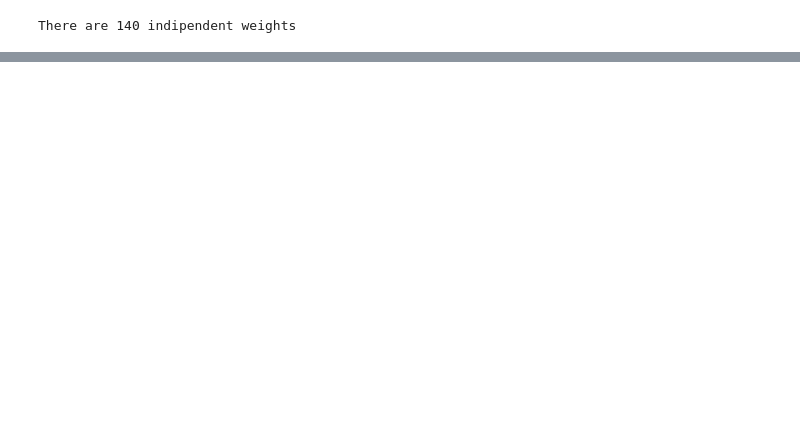
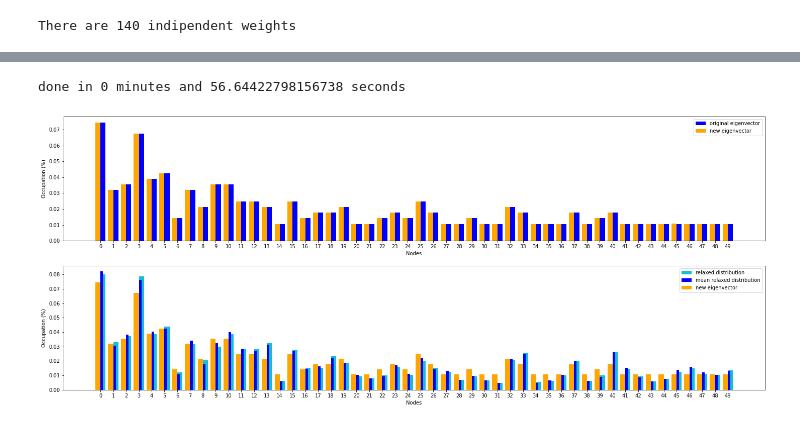
Before and after one commit to Ferri-00/Esame-Complessi, a Jupyter notebook: LinkRemoval.ipynb, the cells around one changed output, grey strips where cells are left out. Saved outputs shown, nothing was run; the diff lists cells and outputs as text; code cells hidden in the pictures; blank space fills up the shorter version.

```diff
--- a/LinkRemoval.ipynb
+++ b/LinkRemoval.ipynb
@@ -92,18 +96,19 @@ t0 = time.time()
 my_func = lambdify(W, E)
 
 def my_func_v(x):
-#     return lambdify(W, E)(*tuple(x))
     return my_func(*tuple(x))
 
-def cons1(x, i):
-    C = (sum(P[i])-1)**2
-    func = lambdify(W, C)
-    return func(*tuple(x))
+# def cons1(x, i):
+#     C = (sum(P[i])-1)**2
+#     func = lambdify(W, C)
+#     return func(*tuple(x))
 
-cons = ([{'type' : 'eq', 'fun': lambda x: cons1(x, i)} for i in range(len(P))])
+# cons = ([{'type' : 'eq', 'fun': lambda x: cons1(x, i)} for i in range(len(P))])
 
-x0 = [1]*links
-solution = minimize(my_func_v, x0, bounds = [[0, np.inf]]*len(x0), constraints=cons).x
+x0 = [1/links]*links
+# solution = minimize(my_func_v, x0, bounds = [[0, np.inf]]*len(x0), constraints=cons).x
+result = minimize(my_func_v, x0, bounds = [[0, np.inf]]*len(x0), tol = 1e-6)
+solution = result.x
 
 print(f"done in {int((time.time()-t0)/60)} minutes and {((time.time()-t0)%60)} seconds")
 # %% [output]
@@ -149,9 +156,9 @@ autovaloriP, autovettoriP = np.linalg.eig(np.transpose(matrixP))
 autovettoriP = np.transpose(autovettoriP)
 # %%
 for i in range(N):
-    if np.round(autovaloriP[i], 1) == 1:
+    if np.round(autovaloriP[i], 4) == 1:
         pS_new = autovettoriP[i]
         print("Eigenvector found")
         break
-np.round(autovaloriP.real, 1)
+np.round(autovaloriP.real, 4)
 # %% [output]
@@ -187,7 +218,7 @@ for i in range(len(P_new)):
 walker_per_node = 200
 # %%
 seed = np.random.RandomState()
-def dynamic_evolution(G, history = []):
+def dynamic_evolution(G, P_new, history = []):
     evolution = [0] * N
     for n in G.nodes:
         for i in range(G.nodes[n]['N_i']):
@@ -225,35 +256,39 @@ for h in range(len(history)):
 
     for t in range(time_steps):
 #         t1 = time.time()
-        dynamic_evolution(G, history[h])
+        dynamic_evolution(G, P_new, history[h])
 #         print(f"done in {int((time.time()-t1)/60)} minutes and {((time.time()-t1)%60)} seconds")
 
 print(f"done in {int((time.time()-t0)/60)} minutes and {((time.time()-t0)%60)} seconds")
+# %% [output]
+done in 0 minutes and 56.64422798156738 seconds
 # %%
 fig, ax = plt.subplots(nrows = 2, ncols = 1, figsize=(0.5*N, 10))
 
 pSNorm = [h/sum(pS) for h in pS]
 pSNorm_new = [h/sum(abs(pS_new)) for h in pS_new]
 nodes = sorted([int(n) for n in G.nodes])
 
 ax[0].bar(nodes, pSNorm, width=0.4, align='edge', color='blue', label="original eigenvector")
 ax[0].bar(nodes, pSNorm_new, width=-0.4, align='edge', color='orange', label="new eigenvector")
 
-# hMean = [[(h1+h2+h3)/walker_per_node/N/3
-#           for h1, h2, h3 in zip(history[0][i], history[1][i], history[2][i])]
-#          for i in range(len(history[0]))]
+hMean = [[(h1+h2+h3)/walker_per_node/N/3
+          for h1, h2, h3 in zip(history[0][i], history[1][i], history[2][i])]
+         for i in range(len(history[0]))]
 
 ax[1].bar(nodes, [h/sum(history[0][-1]) for h in history[0][-1]], width=0.4,
-          align='edge', color='orange', label='relaxed distribution')
-# ax[1].bar(nodes, hMean[-1], width=0.2, align='edge', color='red', label='mean relaxed distribution')
-ax[1].bar(nodes, pSNorm_new, width=-0.4, align='edge', color='tab:cyan', label="new eigenvector")
+          align='edge', color='tab:cyan', label='relaxed distribution')
+ax[1].bar(nodes, hMean[-1], width=0.2, align='edge', color='blue', label='mean relaxed distribution')
+ax[1].bar(nodes, pSNorm_new, width=-0.4, align='edge', color='orange', label="new eigenvector")
 
 for i in [0,1]:
     ax[i].legend()
     ax[i].set_xlabel("Nodes")
     ax[i].set_ylabel("Occupation (%)")
     ax[i].set_xticks(np.arange(0, N, 1))
 #     ax[i].grid(True)
 
 
 plt.show()
+# %% [output]
+[figure, added]
```
Also changed, not shown: parts of 17 cells of this notebook.
